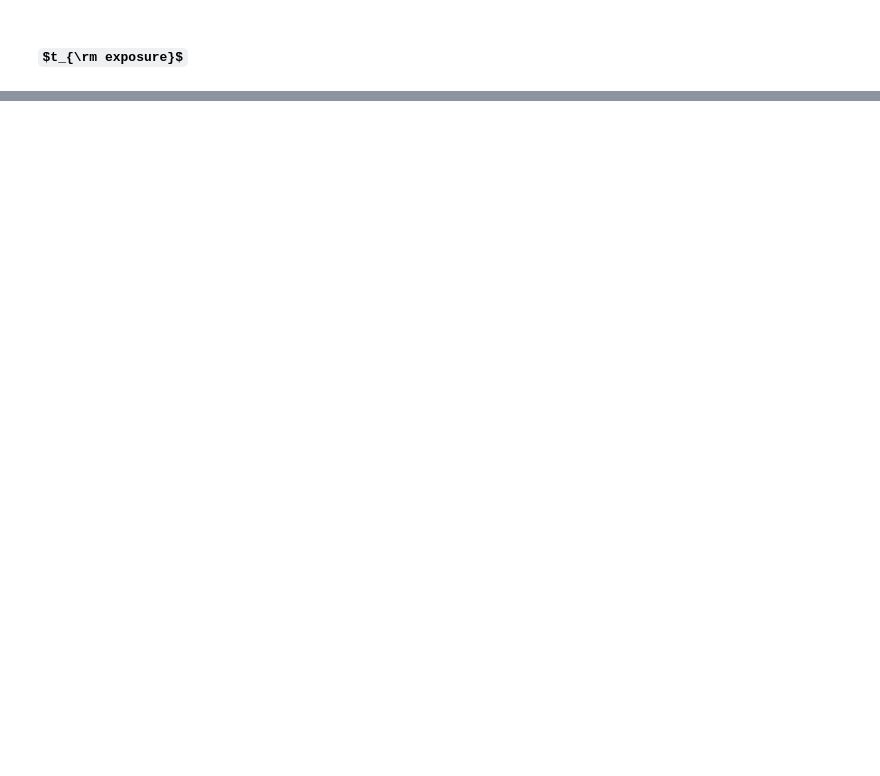
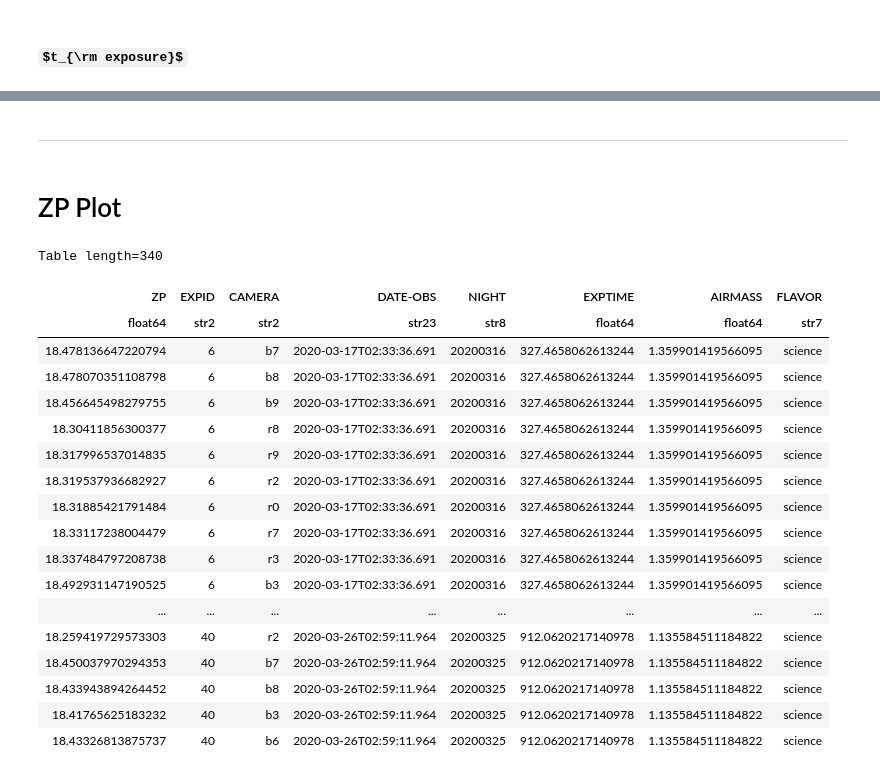
Before and after one commit to desihub/desispec, a Jupyter notebook: doc/nb/QA_Prod.ipynb, the cells around one changed output, grey strips where cells are left out. Saved outputs shown, nothing was run; the diff lists cells and outputs as text; code cells hidden in the pictures; some formulas as TeX source; blank space fills up the shorter version.

Commit message:
ZP plot

```diff
--- a/doc/nb/QA_Prod.ipynb
+++ b/doc/nb/QA_Prod.ipynb
@@ -189,3 +189,31 @@ dqqp.prod_avg_s2n(qa_prod, optypes=['ELG', 'LRG', 'QSO'], xaxis='texp') # , outf
 # %% [output]
 [interactive output not drawn]
 [interactive output not drawn]
+# %% [markdown]
+----
+# %% [markdown]
+# ZP Plot
+# %%
+ZP_tbl = qa_prod.get_qa_table('FLUXCALIB', 'ZP', channels=['b'])
+# %%
+ZP_tbl
+# %% [output]
+Table length=340
+| ZP | EXPID | CAMERA | DATE-OBS | NIGHT | EXPTIME | AIRMASS | FLAVOR |
+| float64 | str2 | str2 | str23 | str8 | float64 | float64 | str7 |
+| 18.478136647220794 | 6 | b7 | 2020-03-17T02:33:36.691 | 20200316 | 327.4658062613244 | 1.359901419566095 | science |
+| 18.478070351108798 | 6 | b8 | 2020-03-17T02:33:36.691 | 20200316 | 327.4658062613244 | 1.359901419566095 | science |
+| 18.456645498279755 | 6 | b9 | 2020-03-17T02:33:36.691 | 20200316 | 327.4658062613244 | 1.359901419566095 | science |
+| 18.30411856300377 | 6 | r8 | 2020-03-17T02:33:36.691 | 20200316 | 327.4658062613244 | 1.359901419566095 | science |
+| 18.317996537014835 | 6 | r9 | 2020-03-17T02:33:36.691 | 20200316 | 327.4658062613244 | 1.359901419566095 | science |
+| 18.319537936682927 | 6 | r2 | 2020-03-17T02:33:36.691 | 20200316 | 327.4658062613244 | 1.359901419566095 | science |
+| 18.31885421791484 | 6 | r0 | 2020-03-17T02:33:36.691 | 20200316 | 327.4658062613244 | 1.359901419566095 | science |
+| 18.33117238004479 | 6 | r7 | 2020-03-17T02:33:36.691 | 20200316 | 327.4658062613244 | 1.359901419566095 | science |
+| 18.337484797208738 | 6 | r3 | 2020-03-17T02:33:36.691 | 20200316 | 327.4658062613244 | 1.359901419566095 | science |
+| 18.492931147190525 | 6 | b3 | 2020-03-17T02:33:36.691 | 20200316 | 327.4658062613244 | 1.359901419566095 | science |
+| ... | ... | ... | ... | ... | ... | ... | ... |
+| 18.259419729573303 | 40 | r2 | 2020-03-26T02:59:11.964 | 20200325 | 912.0620217140978 | 1.135584511184822 | science |
+| 18.450037970294353 | 40 | b7 | 2020-03-26T02:59:11.964 | 20200325 | 912.0620217140978 | 1.135584511184822 | science |
+| 18.433943894264452 | 40 | b8 | 2020-03-26T02:59:11.964 | 20200325 | 912.0620217140978 | 1.135584511184822 | science |
+| 18.41765625183232 | 40 | b3 | 2020-03-26T02:59:11.964 | 20200325 | 912.0620217140978 | 1.135584511184822 | science |
+| 18.43326813875737 | 40 | b6 | 2020-03-26T02:59:11.964 | 20200325 | 912.0620217140978 | 1.135584511184822 | science |
```
Also changed, not shown: parts of 2 cells of this notebook, 1 other file.
